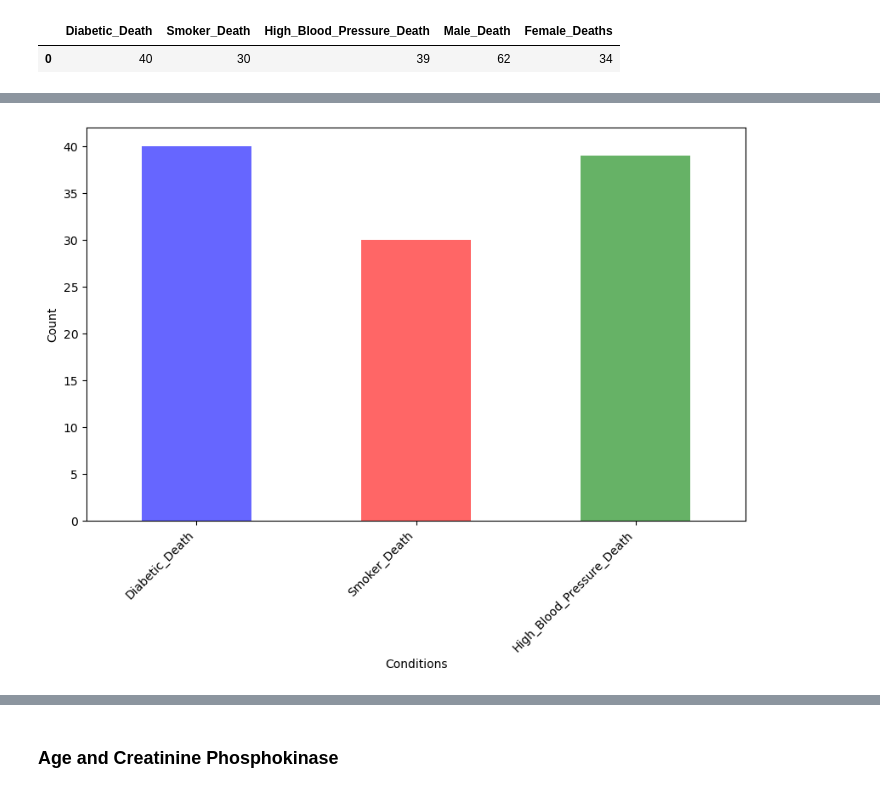
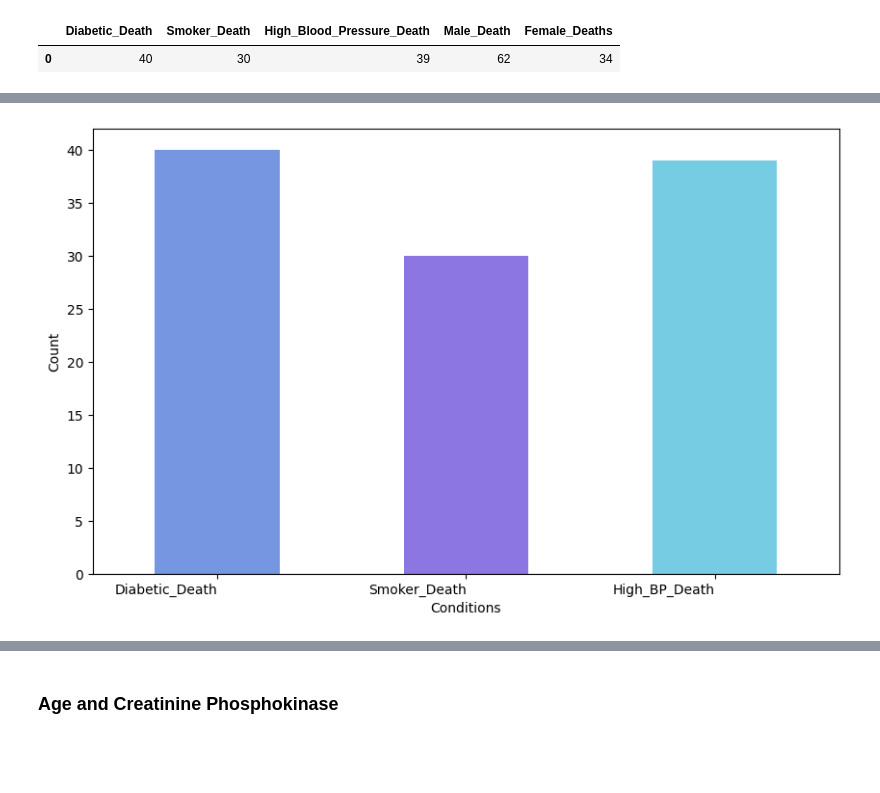
Before and after one commit to data-analyst05/MortalityPrediction_HeartFailure, a Jupyter notebook: index.ipynb, the cells around one changed output, grey strips where cells are left out. Saved outputs shown, nothing was run; the diff lists cells and outputs as text; code cells hidden in the pictures; blank space fills up the shorter version.

Commit message:
updating plots

```diff
--- a/index.ipynb
+++ b/index.ipynb
@@ -280,7 +281,7 @@ death_counts_df
 # Ploting bar chart for death_counts_df
 
 counts_data = {
-    'Conditions': ["Diabetic_Death", "Smoker_Death", "High_Blood_Pressure_Death"],
+    'Conditions': ["Diabetic_Death", "Smoker_Death", "High_BP_Death"],
     'Counts': [40, 30, 39]
 }
 
@@ -291,9 +292,9 @@ death_counts_df = pd.DataFrame(counts_data)
 print(death_counts_df)
 
 # Plotting the bar chart
-death_counts_df.plot(x='Conditions', y='Counts', kind='bar', legend=False, figsize=(10, 6),color=['blue', 'red', 'green', 'blue', 'purple'], alpha = 0.60)
+death_counts_df.plot(x='Conditions', y='Counts', kind='bar', legend=False, figsize=(10, 6),color=['#1b50cf', '#401bcf', '#1baacf'], alpha = 0.60)
 plt.xlabel('Conditions')
 plt.ylabel('Count')
-plt.xticks(rotation= 45, ha='right')
+plt.xticks(rotation= 0, ha='right')
 plt.show()
 # %% [output]
@@ -304 +305 @@ plt.show()
-[figure, old version]
+[figure, new version]
```
Also changed, not shown: parts of 18 cells of this notebook, 5 other files.
